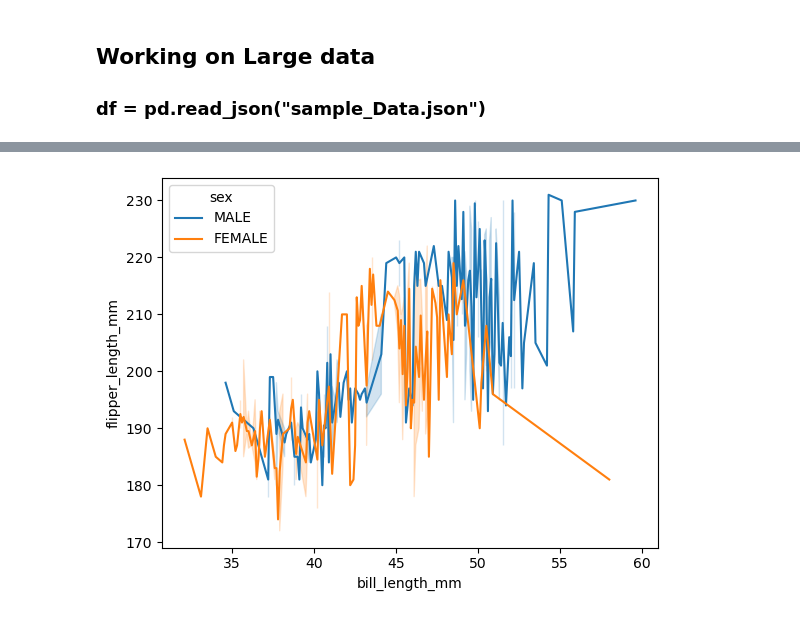
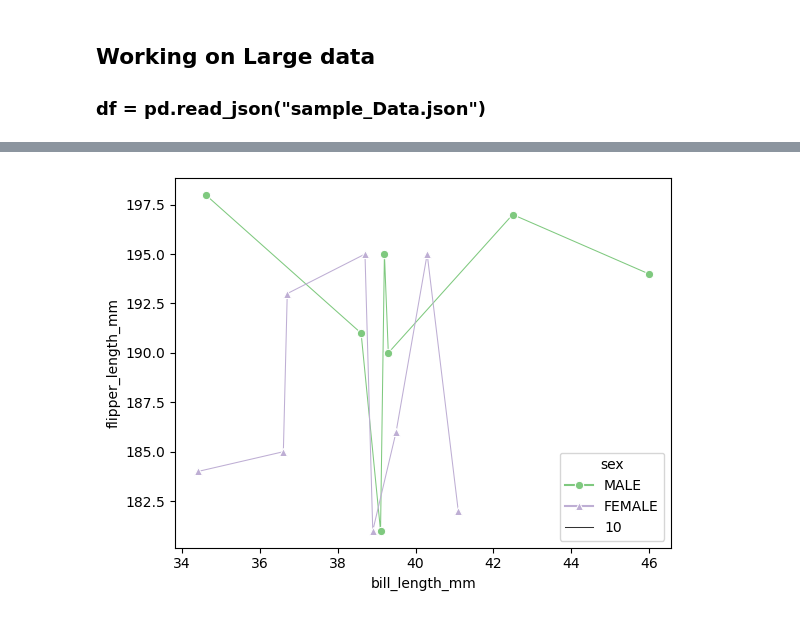
Before and after one commit to Salmankhan0518/Seaborn, a Jupyter notebook: intro.ipynb, the cells around one changed output, grey strips where cells are left out. Cells and saved outputs as stored; diff of their text form; code cells hidden in the pictures.

Commit message:
Line plot all parameters

```diff
--- a/intro.ipynb
+++ b/intro.ipynb
@@ -6,7 +6,7 @@ import matplotlib.pyplot as plt
 import seaborn as sns
 import pandas as pd
 # %%
-y_1 = pd.read_csv("penguins.csv")
+y_1 = pd.read_csv("penguins.csv").head(20)
 y_1
 # %% [output]
 |  | species | island | bill_length_mm | bill_depth_mm | flipper_length_mm | body_mass_g | sex |
@@ -25,5 +29,6 @@ y_1
 # %%
-sns.lineplot(x="bill_length_mm", y="flipper_length_mm", data=y_1, hue="sex")
+sns.lineplot(x="bill_length_mm", y="flipper_length_mm", data=y_1, hue="sex", size=10, style="sex", palette="Accent", markers=["o", "^"], dashes=False,
+             legend="full")
 plt.show()
 # %% [output]
-[figure, old version]
+[figure, new version]
```
Also changed, not shown: parts of 1 cell of this notebook.
